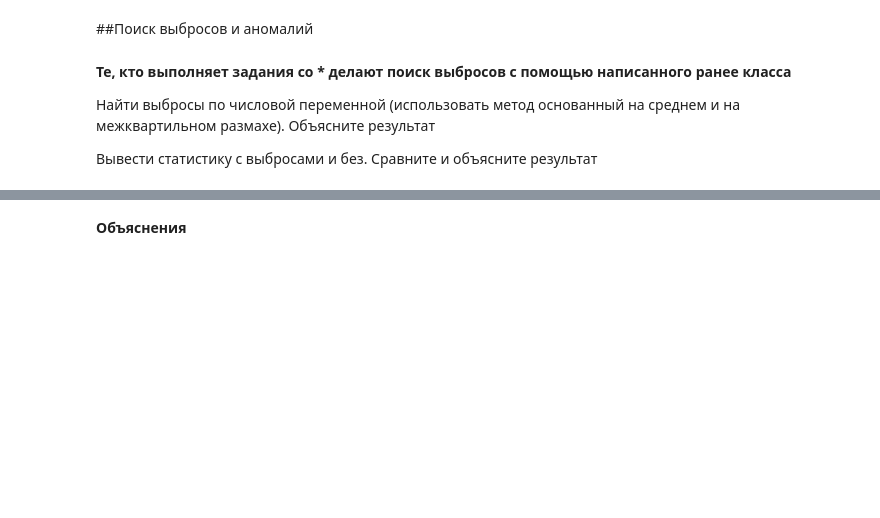
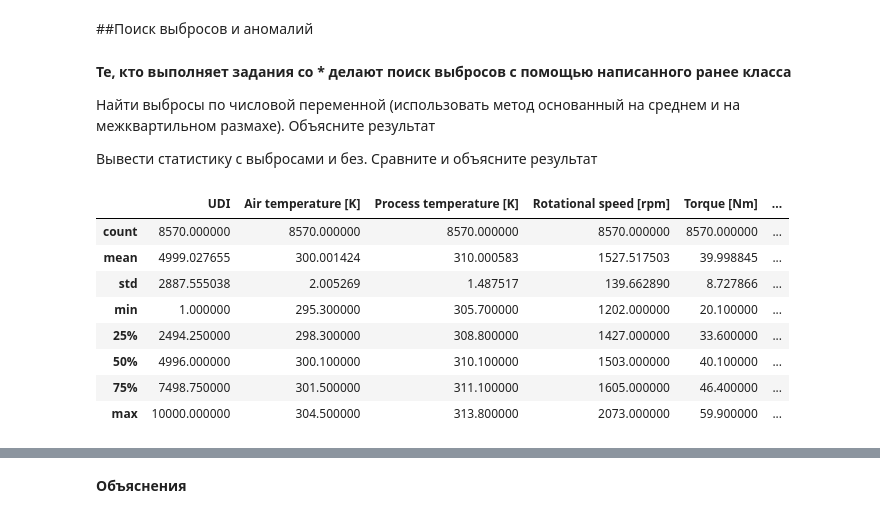
Before and after one commit to kaimakov-rk/kokoko, a Jupyter notebook: Copy_of_Задание_3.ipynb, the cells around one changed output, grey strips where cells are left out. Cells and saved outputs as stored; diff of their text form; code cells hidden in the pictures; blank space fills up the shorter version.

```diff
--- a/Copy_of_Задание_3.ipynb
+++ b/Copy_of_Задание_3.ipynb
@@ -167,7 +189,7 @@ from sklearn.cluster import DBSCAN
 DataFrame: TypeAlias = pd.core.frame.DataFrame
 
 
-class 👍:
+class OutlierCleanser:
   def __init__(self, df: DataFrame):
     self.__df = df
 
@@ -179,7 +201,7 @@ class 👍:
     result: DataFrame = deepcopy(self.__df)
     mean: float = result[column_name].mean()
     std: float = result[column_name].std()
-    return result[result.apply(lambda x: abs(x - mean) < 2 * std,
+    return result[result.apply(lambda x: abs(x[column_name] - mean) < 2 * std,
                                axis=1, result_type='reduce')].dropna()
 
   def clean_by_chauvenet(self, column_name: Text) -> DataFrame:
@@ -229,2 +246,17 @@ print("*** After\n" + new_df.describe())
+# %%
+#Методом среднего
+df[column_name] = df[column_name].astype('float')
+oc = OutlierCleanser(df)
+oc.clean_by_std_and_mean(column_name).describe()
+# %% [output]
+|  | UDI | Air temperature [K] | Process temperature [K] | Rotational speed [rpm] | Torque [Nm] | ... |
+| count | 8570.000000 | 8570.000000 | 8570.000000 | 8570.000000 | 8570.000000 | ... |
+| mean | 4999.027655 | 300.001424 | 310.000583 | 1527.517503 | 39.998845 | ... |
+| std | 2887.555038 | 2.005269 | 1.487517 | 139.662890 | 8.727866 | ... |
+| min | 1.000000 | 295.300000 | 305.700000 | 1202.000000 | 20.100000 | ... |
+| 25% | 2494.250000 | 298.300000 | 308.800000 | 1427.000000 | 33.600000 | ... |
+| 50% | 4996.000000 | 300.100000 | 310.100000 | 1503.000000 | 40.100000 | ... |
+| 75% | 7498.750000 | 301.500000 | 311.100000 | 1605.000000 | 46.400000 | ... |
+| max | 10000.000000 | 304.500000 | 313.800000 | 2073.000000 | 59.900000 | ... |
 # %%
 #При помощи межквартильного размаха
```
Also changed, not shown: parts of 8 cells of this notebook.
